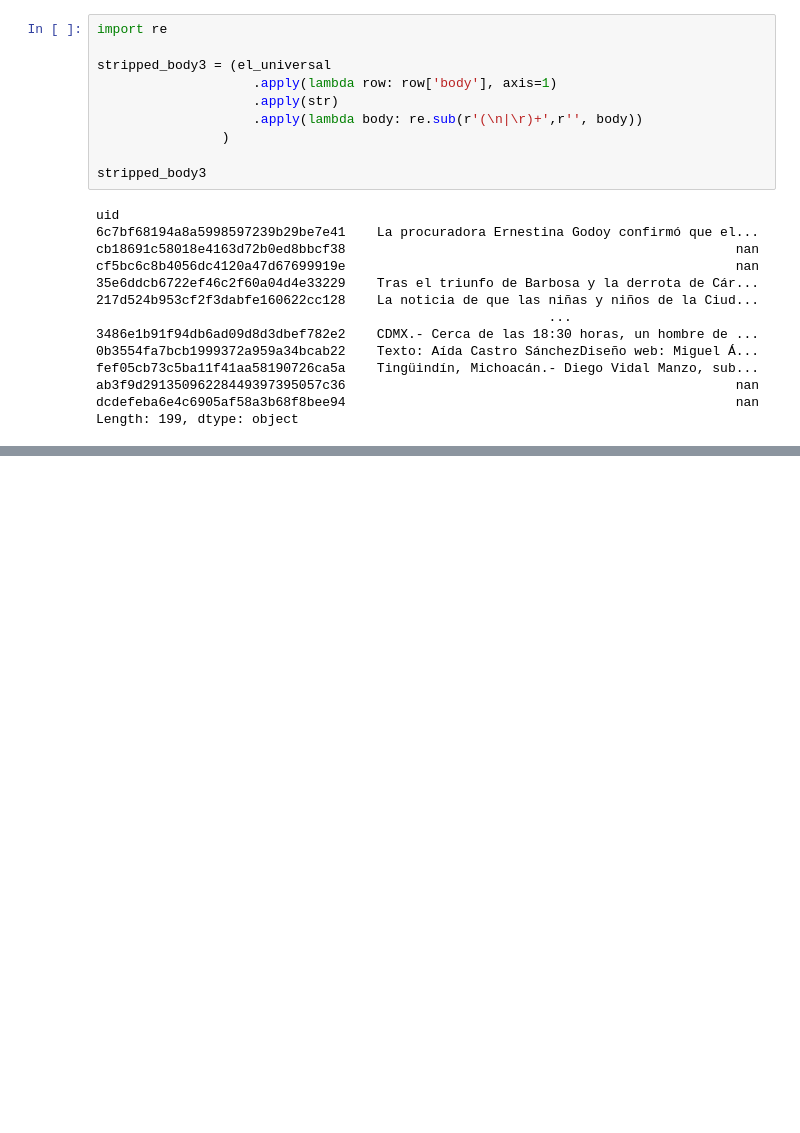
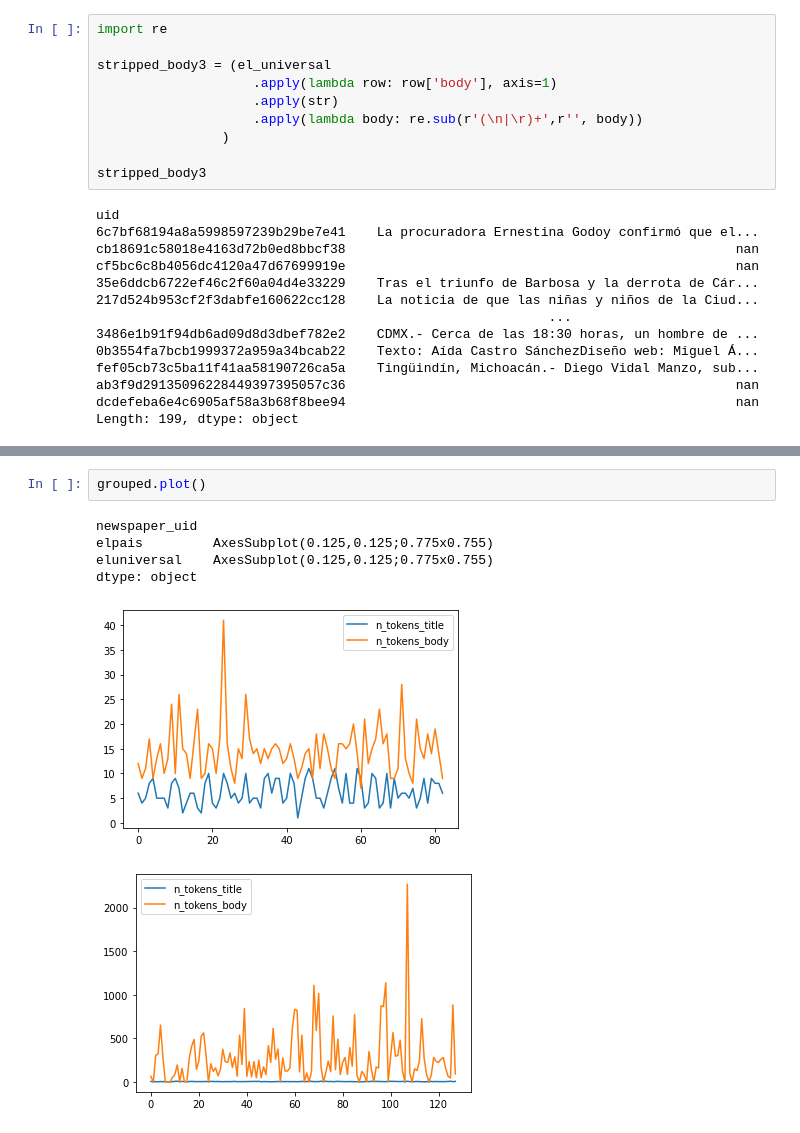
Before and after one commit to kemirandad/data_eng_web_scrap, a Jupyter notebook: platzi_data/pandas_starting.ipynb, the cells around one changed output, grey strips where cells are left out. Cells and saved outputs as stored; diff of their text form; blank space fills up the shorter version.

```diff
--- a/platzi_data/pandas_starting.ipynb
+++ b/platzi_data/pandas_starting.ipynb
@@ -463,0 +685,9 @@ Length: 199, dtype: object
+# %%
+grouped.plot()
+# %% [output]
+newspaper_uid
+elpais         AxesSubplot(0.125,0.125;0.775x0.755)
+eluniversal    AxesSubplot(0.125,0.125;0.775x0.755)
+dtype: object
+[figure, added]
+[figure, added]
```
Also changed, not shown: parts of 27 cells of this notebook, 1 other file.
